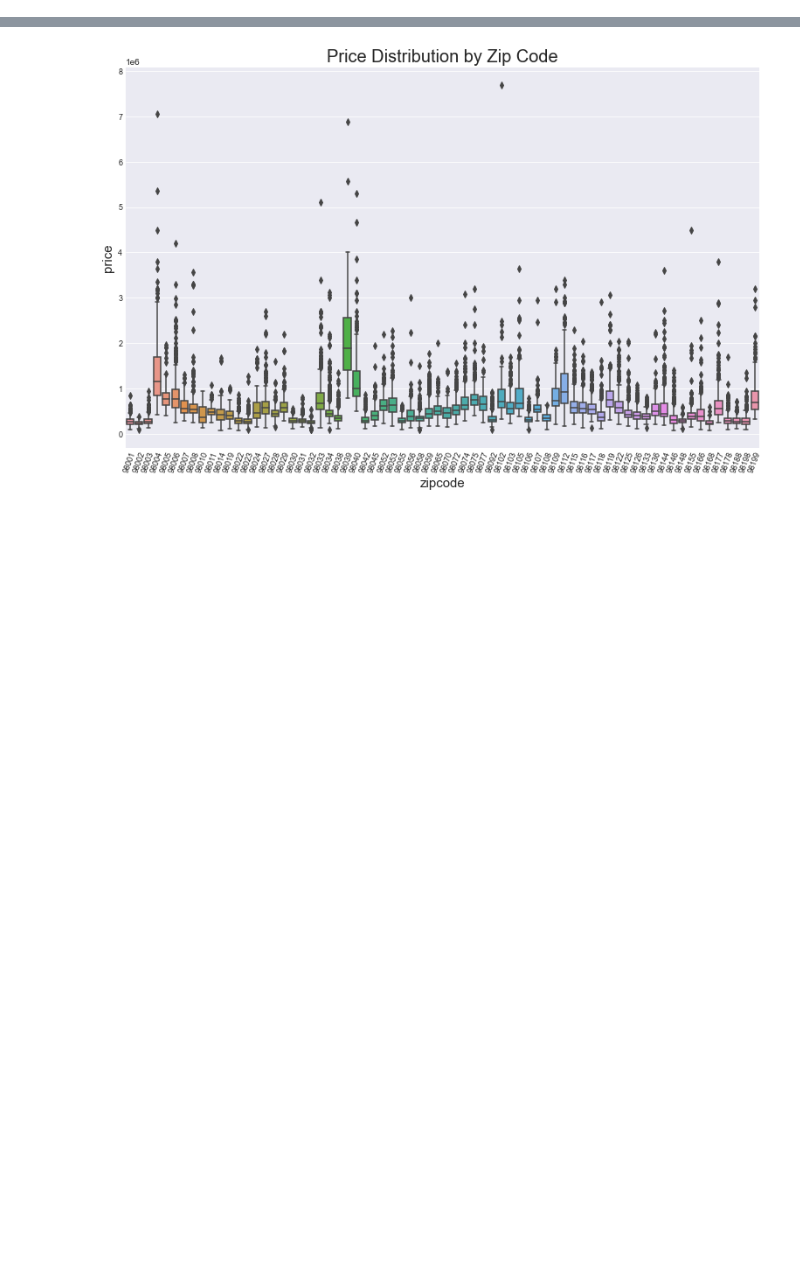
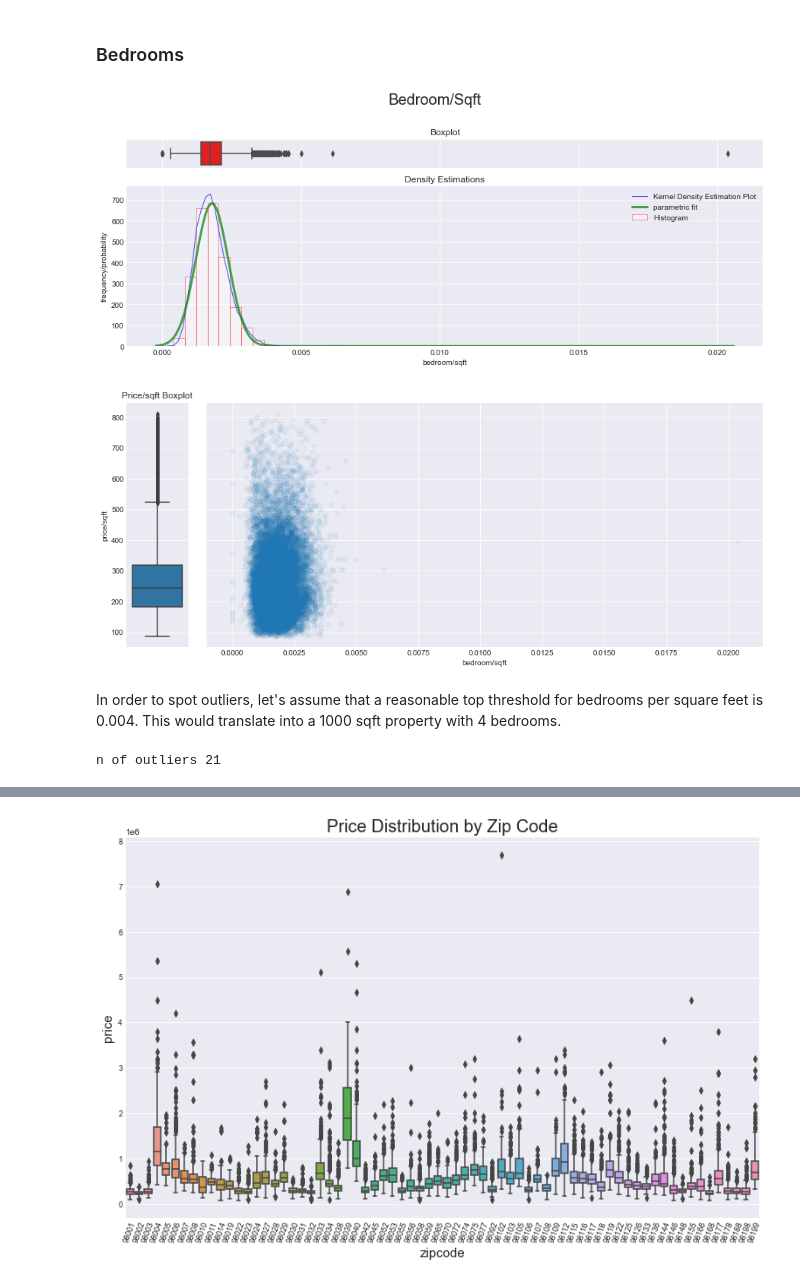
Before and after one commit to fecezar/Module-2-regression-project, a Jupyter notebook: regression_house_prices.ipynb, the cells around one changed output, grey strips where cells are left out. Drawn from its saved outputs; the diff is of its cells as text; code cells hidden in the pictures; blank space fills up the shorter version.

Commit message:
revamped outlier treatment

```diff
--- a/regression_house_prices.ipynb
+++ b/regression_house_prices.ipynb
@@ -127,0 +183,19 @@ p_value: 0.0
+# %% [markdown]
+### Bedrooms
+# %%
+data = df[['bedrooms', 'bathrooms', 'sqft_living', 'price/sqft']]
+data['bedroom/sqft'] = data['bedrooms']/ data['sqft_living']
+check_distribution(cols=['bedroom/sqft'], df=data)
+# %% [output]
+[figure, added]
+[figure, added]
+# %% [markdown]
+In order to spot outliers, let's assume that a reasonable top threshold for bedrooms per square feet is 0.004. This would translate into a 1000 sqft property with 4 bedrooms.
+# %%
+df['bedrooms/sqft'] = df['bedrooms']/df['sqft_living']
+outlier_filt = df['bedrooms/sqft'] > 4/1000
+outlier_index = df.loc[outlier_filt].index
+print('n of outliers', len(outlier_index))
+df.drop(index=outlier_index, inplace=True)
+# %% [output]
+n of outliers 21
```
Also changed, not shown: parts of 48 cells of this notebook.
